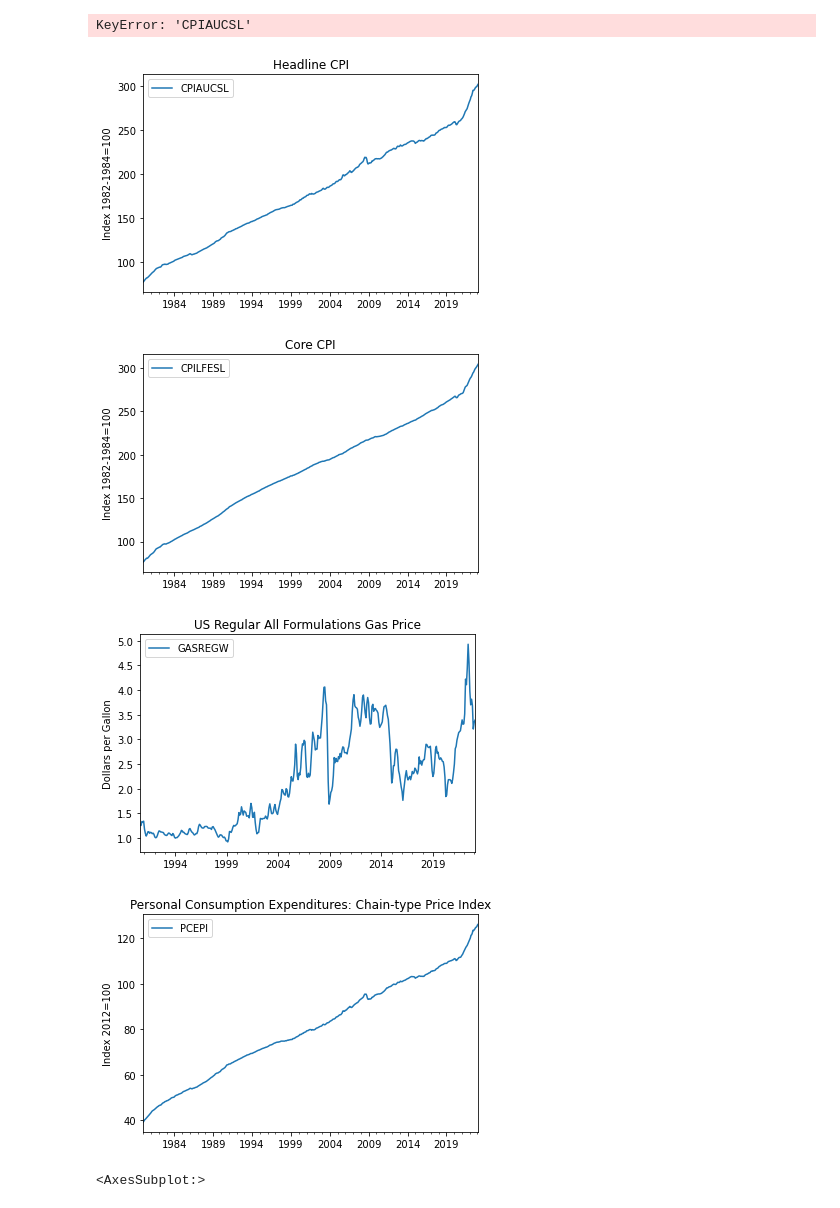
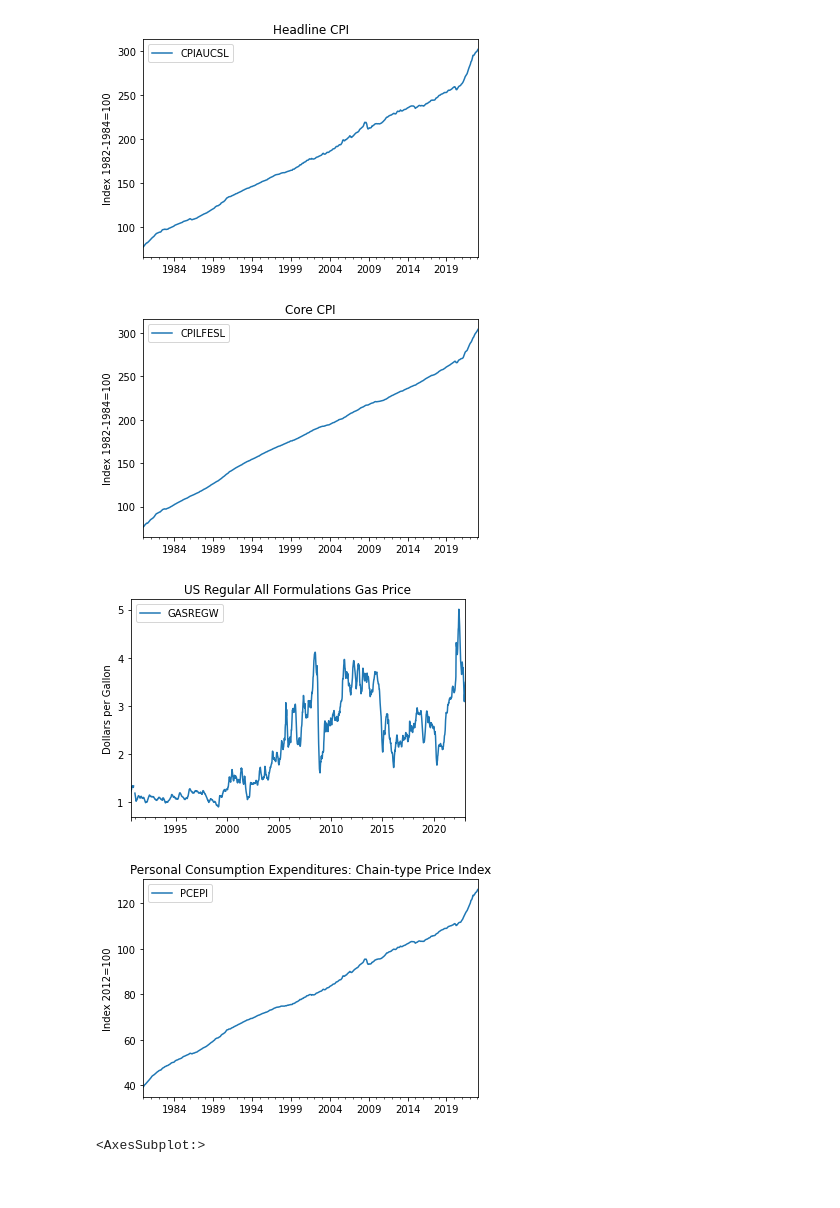
Before and after one commit to willcrossb/factor_models, a Jupyter notebook: inflation/test1.ipynb, the cells around one changed output. Cells and saved outputs as stored; diff of their text form; code cells hidden in the pictures.

```diff
--- a/inflation/test1.ipynb
+++ b/inflation/test1.ipynb
@@ -5,17 +5,16 @@ from fredget import fredget
 # %%
 start_d ='1980-01-01'
 end_d= '2023-02-03'
-fq = "m"
+fq = "w"
 FRED_list = ['CPIAUCSL','CPILFESL','GASREGW','PCEPI']
 Name_remap = {'T10Y2Y': '10-Year Minus 2-Year Treasury', 'CPIAUCSL': 'Headline CPI','CPILFESL': 'Core CPI'}
-df_raw,dfinfo = fredget(FRED_list, start_d, end_d, freq = fq, plots=True, name_map = Name_remap)
+df_raw,dfinfo = fredget(FRED_list, start_d, end_d, plots=True, name_map = Name_remap)
 # %% [output]
 CPIAUCSL
 CPILFESL
 GASREGW
 PCEPI
-KeyError: 'CPIAUCSL'
 [figure]
 [figure]
-[figure, old version]
+[figure, new version]
 [figure]
```
Also changed, not shown: parts of 3 cells of this notebook.
